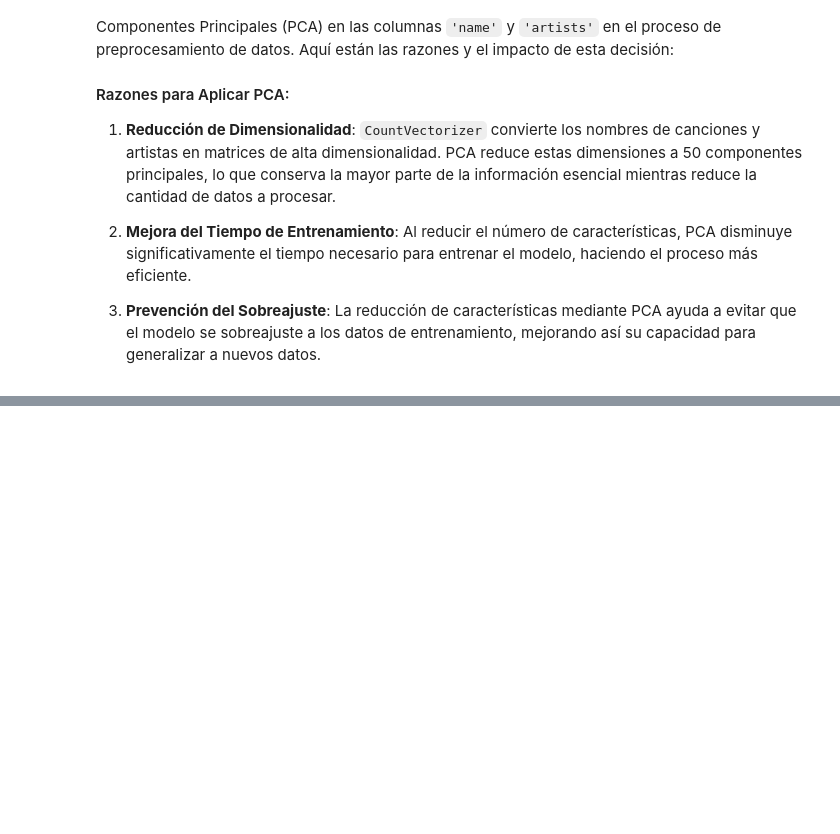
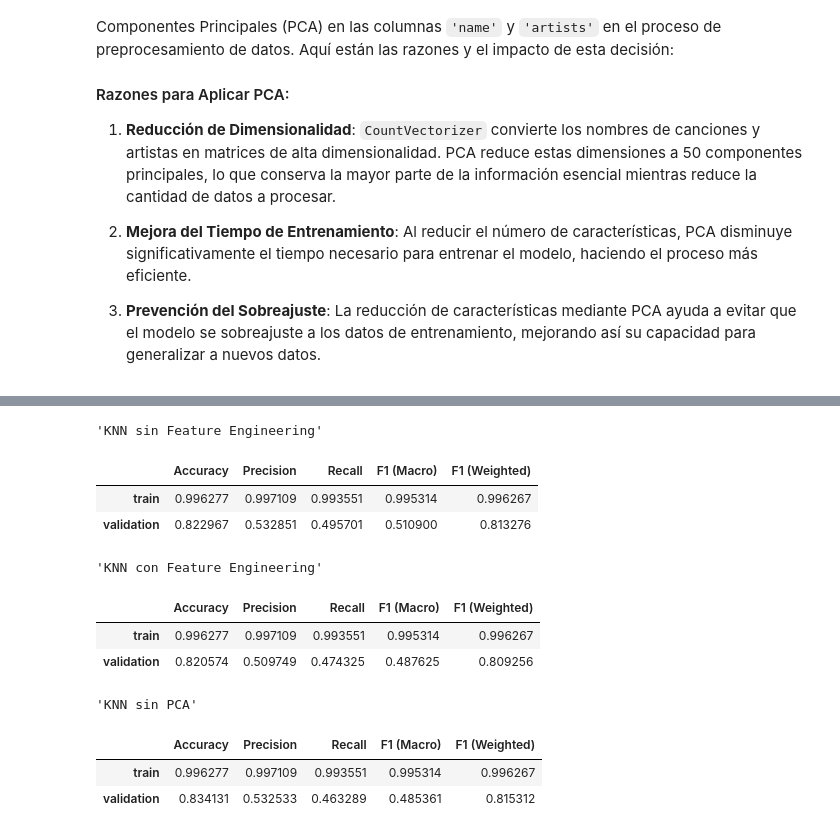
Before and after one commit to caceresjuancruz/machine_learning_tp1, a Jupyter notebook: tp1.ipynb, the cells around one changed output, grey strips where cells are left out. Drawn from its saved outputs; the diff is of its cells as text; code cells hidden in the pictures; blank space fills up the shorter version.

```diff
--- a/tp1.ipynb
+++ b/tp1.ipynb
@@ -1313,13 +1242,0 @@ evaluate_model(tree_model, title='Decision Tree')
-# %%
-from sklearn.ensemble import RandomForestClassifier
-
-forest_model_limits = RandomForestClassifier(n_estimators=100, max_depth=8, max_features=5, random_state=42)
-
-rf_model_limits = Pipeline([
-    ('mapper', mapper),
-    ('classifier', forest_model_limits),
-])
-
-rf_model_limits.fit(train, train['popularity_category'])
-
-evaluate_model(rf_model_limits, title='Random Forest with limits')
@@ -1351,0 +1343,9 @@ df.sample(5)
+# %%
+# Knn para el entrenamiento
+K=3
+
+knn_model = Pipeline([
+    ('mapper', mapper),
+    ('classifier', KNeighborsClassifier(n_neighbors=K, weights='distance' , algorithm='auto')),
+])
+knn_model.fit(train, train['popularity_category'])
@@ -1351,0 +1370,8 @@ df.sample(5)
+# %%
+K=3
+
+knn_model_fe = Pipeline([
+    ('mapper', mapper_fe),
+    ('classifier', KNeighborsClassifier(n_neighbors=K, weights='distance' , algorithm='auto')),
+])
+knn_model_fe.fit(train, train['popularity_category'])
@@ -1351,0 +1396,9 @@ df.sample(5)
+# %%
+# Knn para el entrenamiento
+K=3
+
+knn_model_sin_PCA = Pipeline([
+    ('mapper', mapper_sin_PCA),
+    ('classifier', KNeighborsClassifier(n_neighbors=K, weights='distance' , algorithm='auto')),
+])
+knn_model_sin_PCA.fit(train, train['popularity_category'])
@@ -1351,0 +1419,17 @@ df.sample(5)
+# %%
+evaluate_model(knn_model, title='KNN sin Feature Engineering')
+evaluate_model(knn_model_fe, title='KNN con Feature Engineering')
+evaluate_model(knn_model_sin_PCA, title='KNN sin PCA')
+# %% [output]
+'KNN sin Feature Engineering'
+|  | Accuracy | Precision | Recall | F1 (Macro) | F1 (Weighted) |
+| train | 0.996277 | 0.997109 | 0.993551 | 0.995314 | 0.996267 |
+| validation | 0.822967 | 0.532851 | 0.495701 | 0.510900 | 0.813276 |
+'KNN con Feature Engineering'
+|  | Accuracy | Precision | Recall | F1 (Macro) | F1 (Weighted) |
+| train | 0.996277 | 0.997109 | 0.993551 | 0.995314 | 0.996267 |
+| validation | 0.820574 | 0.509749 | 0.474325 | 0.487625 | 0.809256 |
+'KNN sin PCA'
+|  | Accuracy | Precision | Recall | F1 (Macro) | F1 (Weighted) |
+| train | 0.996277 | 0.997109 | 0.993551 | 0.995314 | 0.996267 |
+| validation | 0.834131 | 0.532533 | 0.463289 | 0.485361 | 0.815312 |
```
Also changed, not shown: parts of 60 cells of this notebook.
